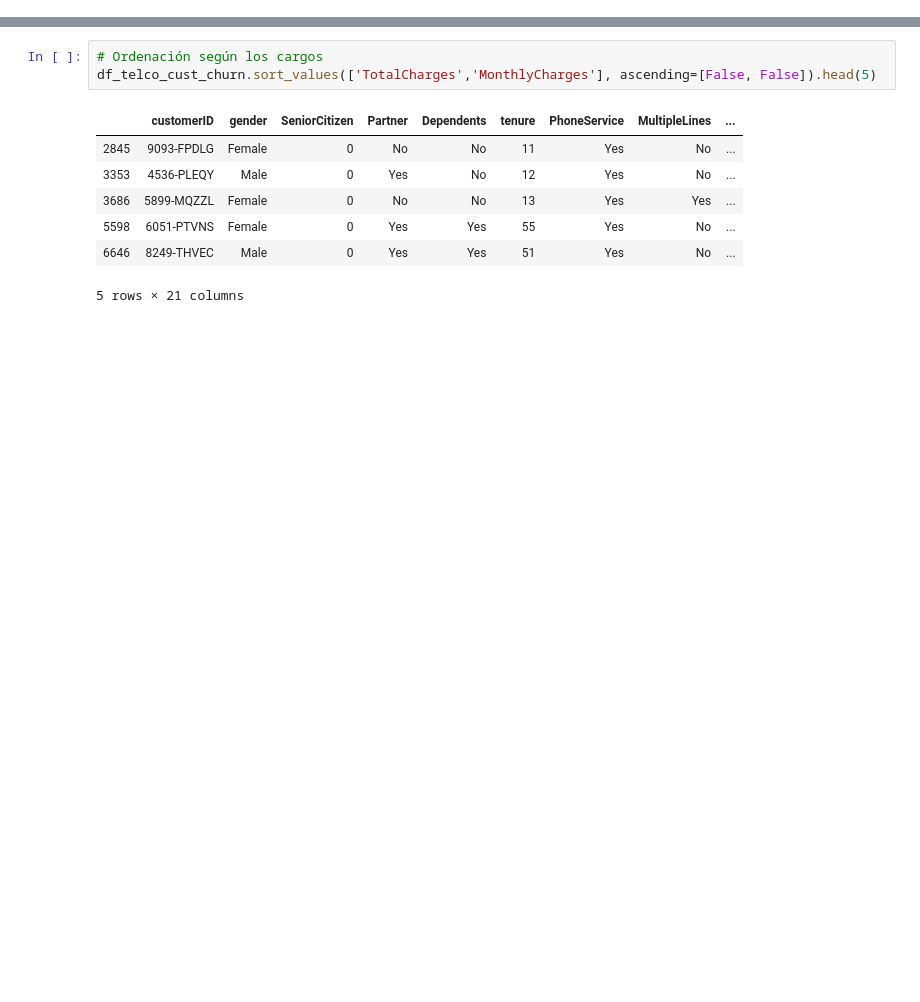
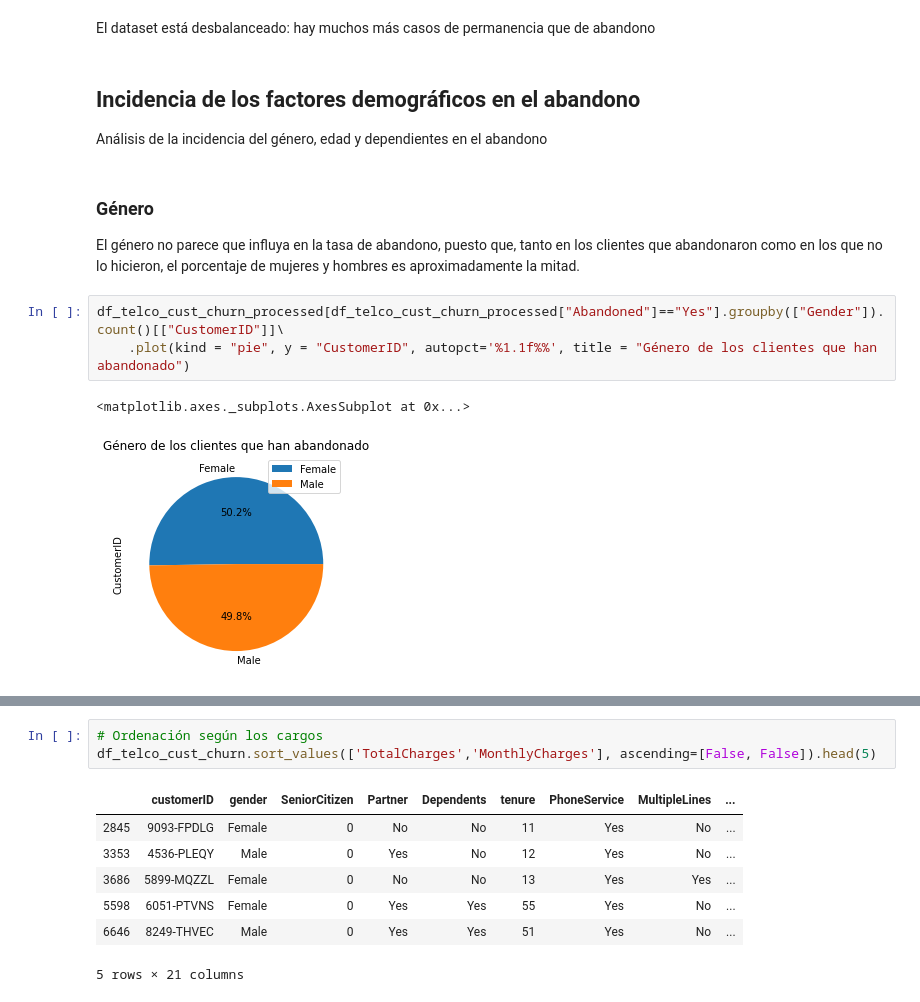
Before and after one commit to jmanuelnavarro/IEBS-DataScience-and-ML, a Jupyter notebook: Clase2_Intro Lenguajes Programación/telco-customer-churn/notebooks/telco customers churn.ipynb, the cells around one changed output, grey strips where cells are left out. Drawn from its saved outputs; the diff is of its cells as text; blank space fills up the shorter version.

```diff
--- a/Clase2_Intro Lenguajes Programación/telco-customer-churn/notebooks/telco customers churn.ipynb
+++ b/Clase2_Intro Lenguajes Programación/telco-customer-churn/notebooks/telco customers churn.ipynb
@@ -35,0 +277,14 @@ df_telco_cust_churn.sample(10)
+# %% [markdown]
+El dataset está desbalanceado: hay muchos más casos de permanencia que de abandono
+# %% [markdown]
+## Incidencia de los factores demográficos en el abandono
+Análisis de la incidencia del género, edad y dependientes en el abandono
+# %% [markdown]
+### Género
+El género no parece que influya en la tasa de abandono, puesto que, tanto en los clientes que abandonaron como en los que no lo hicieron, el porcentaje de mujeres y hombres es aproximadamente la mitad.
+# %%
+df_telco_cust_churn_processed[df_telco_cust_churn_processed["Abandoned"]=="Yes"].groupby(["Gender"]).count()[["CustomerID"]]\
+    .plot(kind = "pie", y = "CustomerID", autopct='%1.1f%%', title = "Género de los clientes que han abandonado")
+# %% [output]
+<matplotlib.axes._subplots.AxesSubplot at 0x...>
+[figure, added]
```
Also changed, not shown: parts of 89 cells of this notebook, 1 other file.
